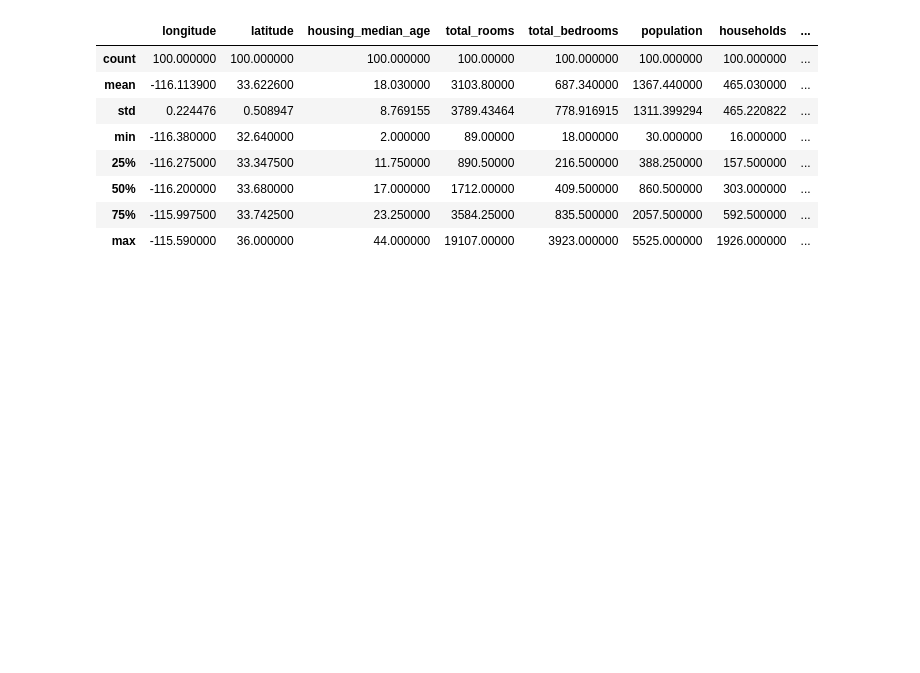
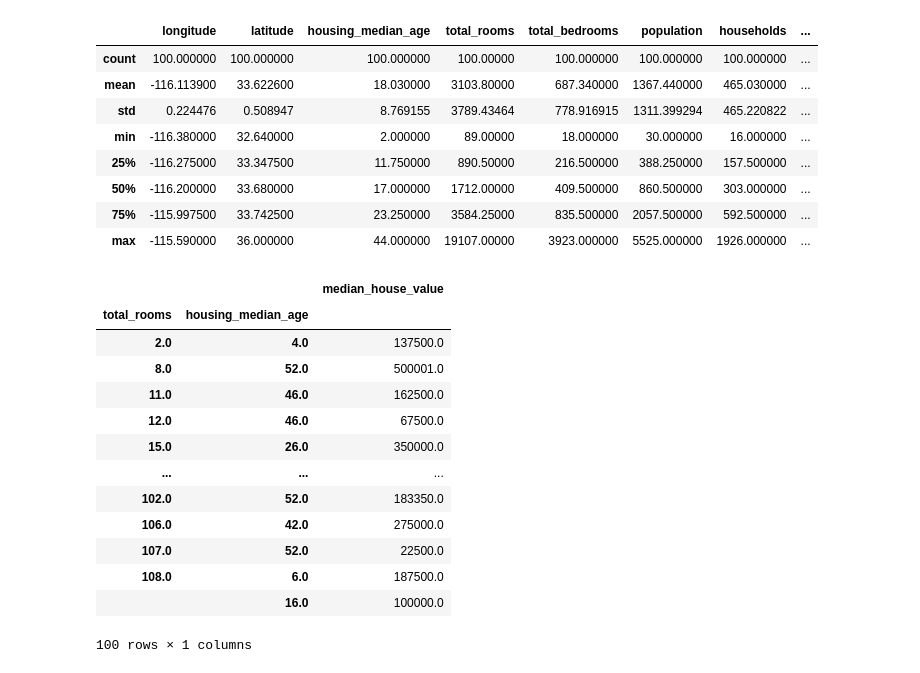
Before and after one commit to DerinOgrenme2021/GizemUnal, a Jupyter notebook: Pandas.ipynb, the cells around one changed output. Drawn from its saved outputs; the diff is of its cells as text; code cells hidden in the pictures; blank space fills up the shorter version.

```diff
--- a/Pandas.ipynb
+++ b/Pandas.ipynb
@@ -141,3 +141,24 @@ df_100_200.describe()
 | 50% | -116.200000 | 33.680000 | 17.000000 | 1712.00000 | 409.500000 | 860.500000 | 303.000000 | ... |
 | 75% | -115.997500 | 33.742500 | 23.250000 | 3584.25000 | 835.500000 | 2057.500000 | 592.500000 | ... |
 | max | -115.590000 | 36.000000 | 44.000000 | 19107.00000 | 3923.000000 | 5525.000000 | 1926.000000 | ... |
+# %%
+#Ev fiyatı kümesinde  aynı total_rooms ve housing_median_age değerine sahip olanların ortalama median_house_value değerinin bulunarak ilk 100 verinin gösterilmesi veri analizi
+
+homework1=cf_housing_df[["housing_median_age","total_rooms","median_house_value"]].groupby(["total_rooms","housing_median_age"]).mean()[0:100]
+
+homework1
+# %% [output]
+|  |  | median_house_value |
+| total_rooms | housing_median_age |  |
+| 2.0 | 4.0 | 137500.0 |
+| 8.0 | 52.0 | 500001.0 |
+| 11.0 | 46.0 | 162500.0 |
+| 12.0 | 46.0 | 67500.0 |
+| 15.0 | 26.0 | 350000.0 |
+| ... | ... | ... |
+| 102.0 | 52.0 | 183350.0 |
+| 106.0 | 42.0 | 275000.0 |
+| 107.0 | 52.0 | 22500.0 |
+| 108.0 | 6.0 | 187500.0 |
+|  | 16.0 | 100000.0 |
+100 rows × 1 columns
```
